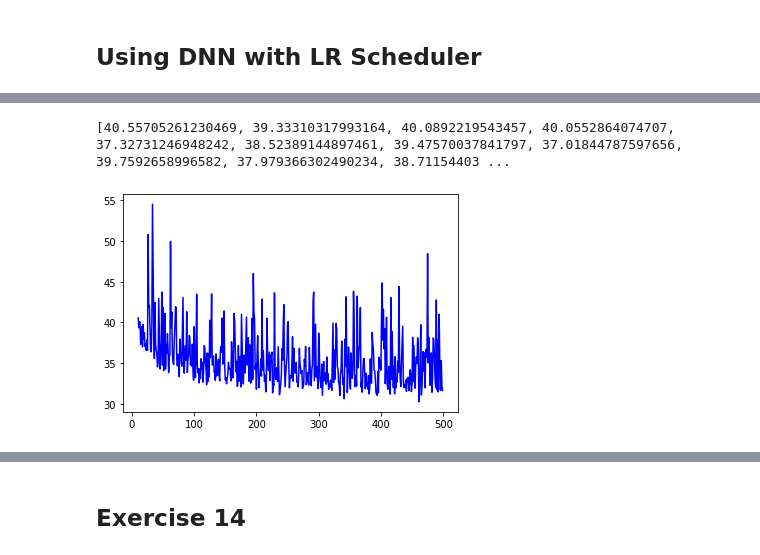
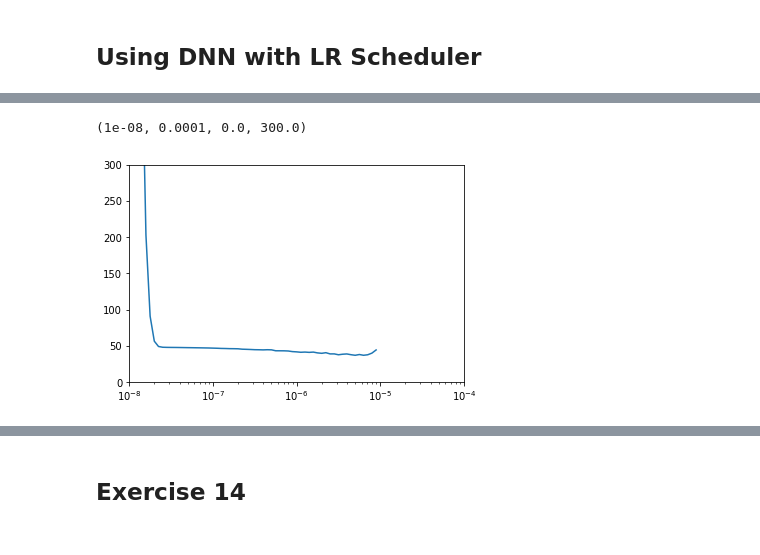
Before and after one commit to hrisav/tensorflow-developer, a Jupyter notebook: C4_Sequences_Time Series_Prediction/D_Week_2.ipynb, the cells around one changed output, grey strips where cells are left out. Drawn from its saved outputs; the diff is of its cells as text; code cells hidden in the pictures.

```diff
--- a/C4_Sequences_Time Series_Prediction/D_Week_2.ipynb
+++ b/C4_Sequences_Time Series_Prediction/D_Week_2.ipynb
@@ -404,13 +482,9 @@ plt.show()
-# %%
-# Plot all but the first 10
-loss = history.history['loss']
-epochs = range(10, len(loss))
-plot_loss = loss[10:]
-print(plot_loss)
-plt.plot(epochs, plot_loss, 'b', label='Training Loss')
-plt.show()
-# %% [output]
-[40.55705261230469, 39.33310317993164, 40.0892219543457, 40.0552864074707, 37.32731246948242, 38.52389144897461, 39.47570037841797, 37.01844787597656, 39.7592658996582, 37.979366302490234, 38.71154403 ...
-[figure, removed]
+# %%
+lrs = 1e-8 * (10 ** (np.arange(60) / 20))
+plt.semilogx(lrs, history.history["loss"])
+plt.axis([1e-8, 1e-4, 0, 300])
+# %% [output]
+(1e-08, 0.0001, 0.0, 300.0)
+[figure, added]
 # %%
 forecast = []
```
Also changed, not shown: parts of 45 cells of this notebook.
